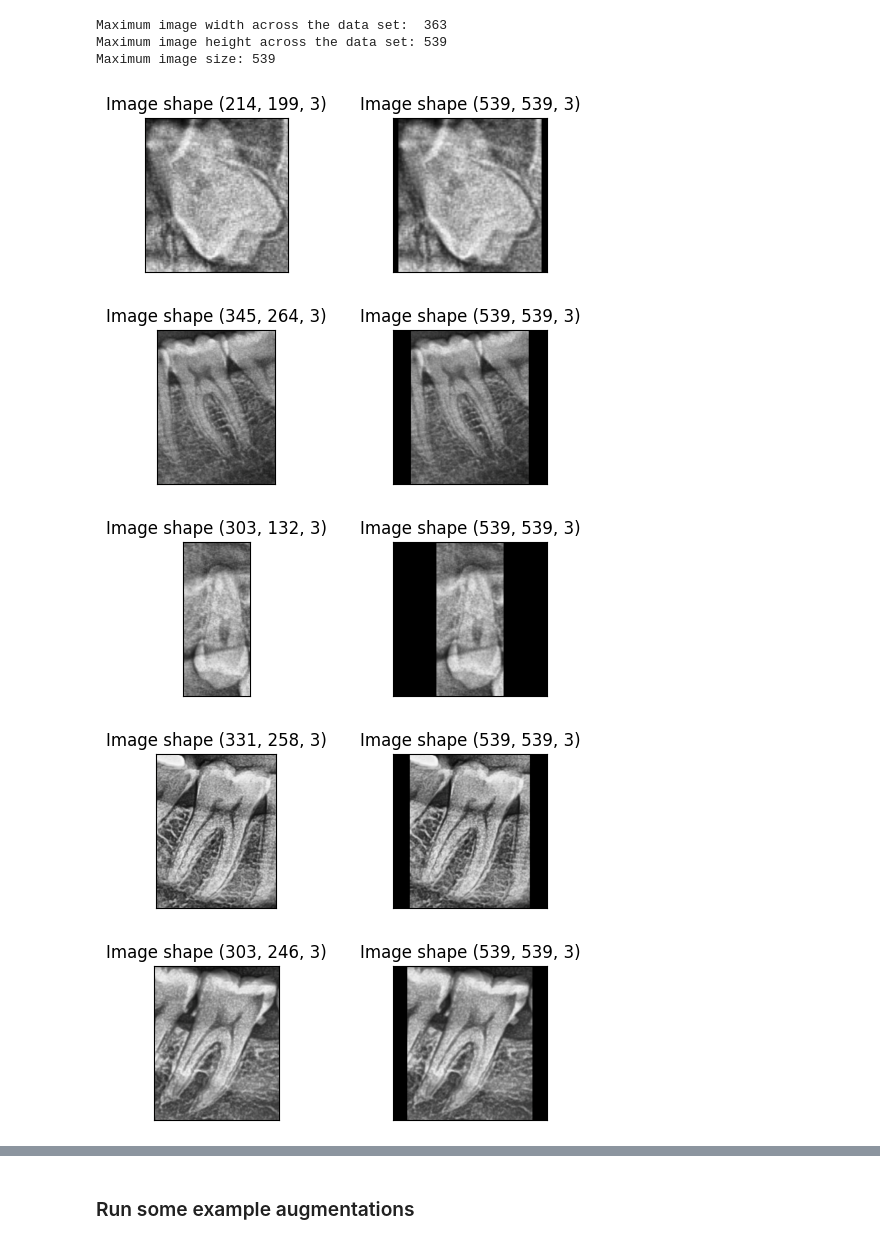
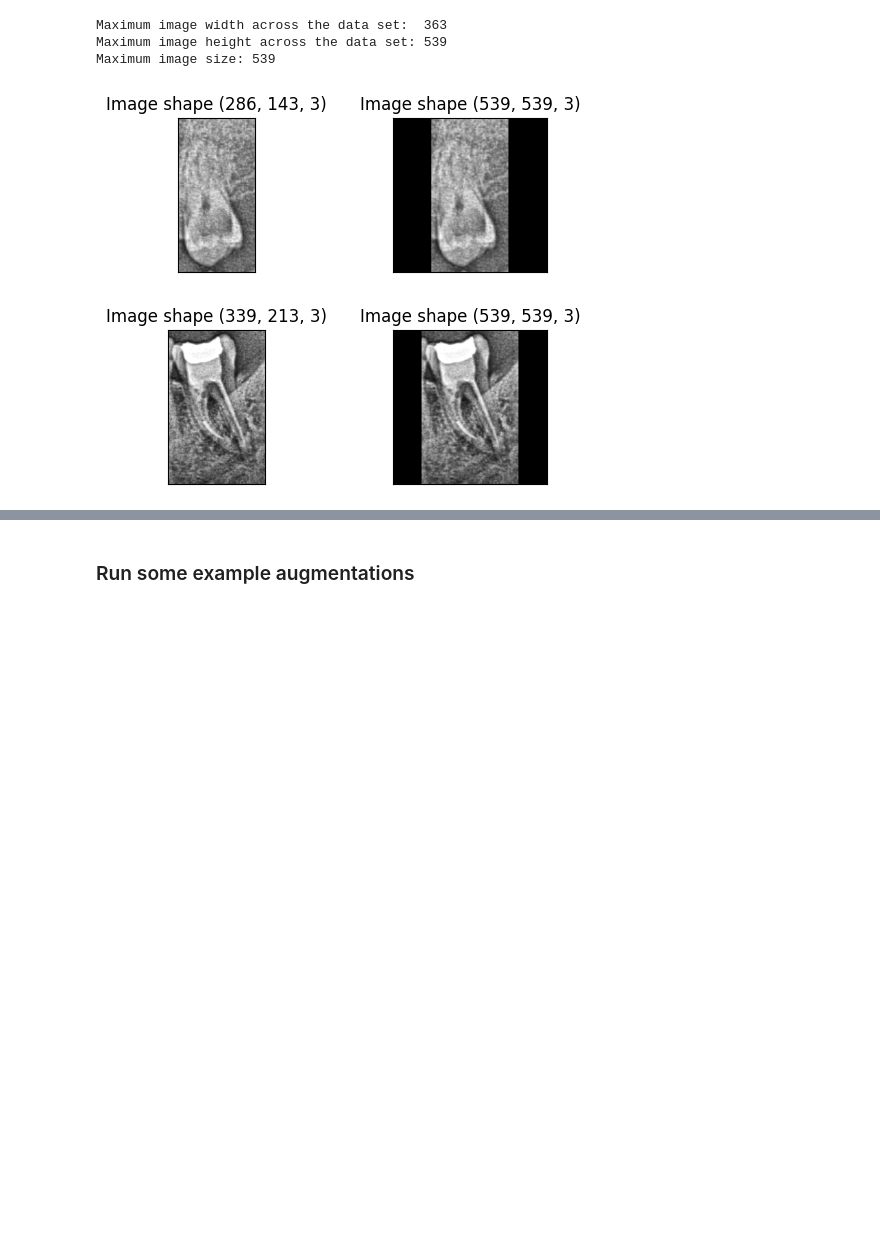
Before and after one commit to ccb-hms/computervision, a Jupyter notebook: notebooks/4_Albumentations.ipynb, the cells around one changed output, grey strips where cells are left out. Cells and saved outputs as stored; diff of their text form; code cells hidden in the pictures; blank space fills up the shorter version.

```diff
--- a/notebooks/4_Albumentations.ipynb
+++ b/notebooks/4_Albumentations.ipynb
@@ -73,25 +73,22 @@ Maximum image size: 539
 # %%
 # Take a look at a few images
 np.random.seed(234)
-image_list = np.random.choice(data_df['box_name'].unique(), size=10, replace=False)
+image_list = np.random.choice(data_df['box_name'].unique(), size=2, replace=False)
 for i, image in enumerate(image_list):
     # Load the image
     image_file = os.path.join(image_dir, f'{image}.png')
     im = ImageData().load_image(image_file)
     # Pre-process the image
     im_processed = load_and_process_image(image_file_path=image_file,
                                           max_image_size=im_max_size)
     # Show the two images side-by-side
     im_list = [im, im_processed]
     fig, ax = plt.subplots(nrows=1, ncols=2, figsize=(6, 2))
     for a, axa in enumerate(ax):
         axa.imshow(im_list[a])
         axa.set_title(f'Image shape {im_list[a].shape}')
         axa.set(xticks=[], yticks=[])
     plt.show()
 # %% [output]
-[figure, old version]
+[figure, new version]
-[figure, old version]
+[figure, new version]
-[figure, removed]
-[figure, removed]
-[figure, removed]
```
Also changed, not shown: parts of 4 cells of this notebook, 5 other files.
